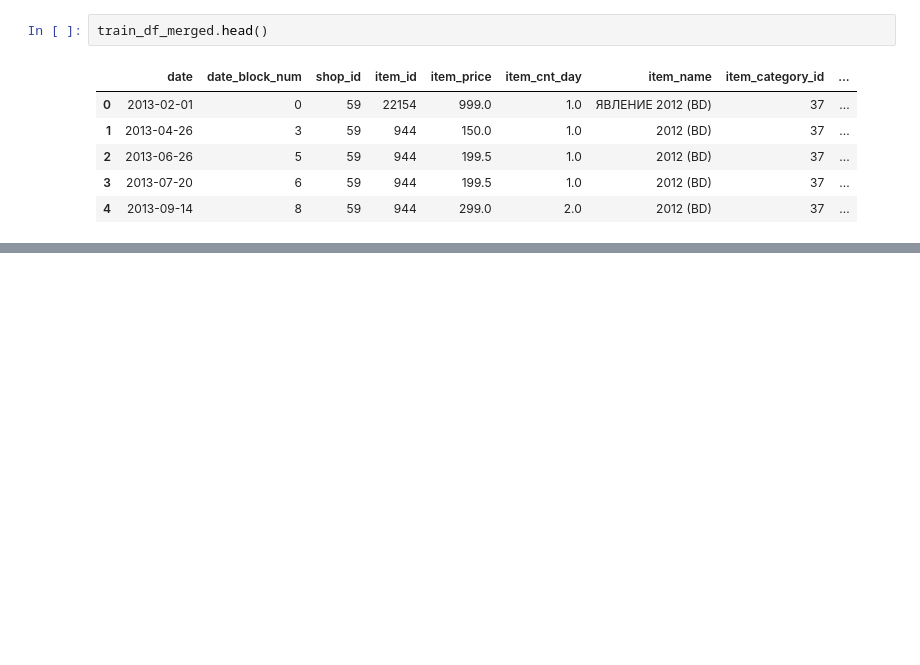
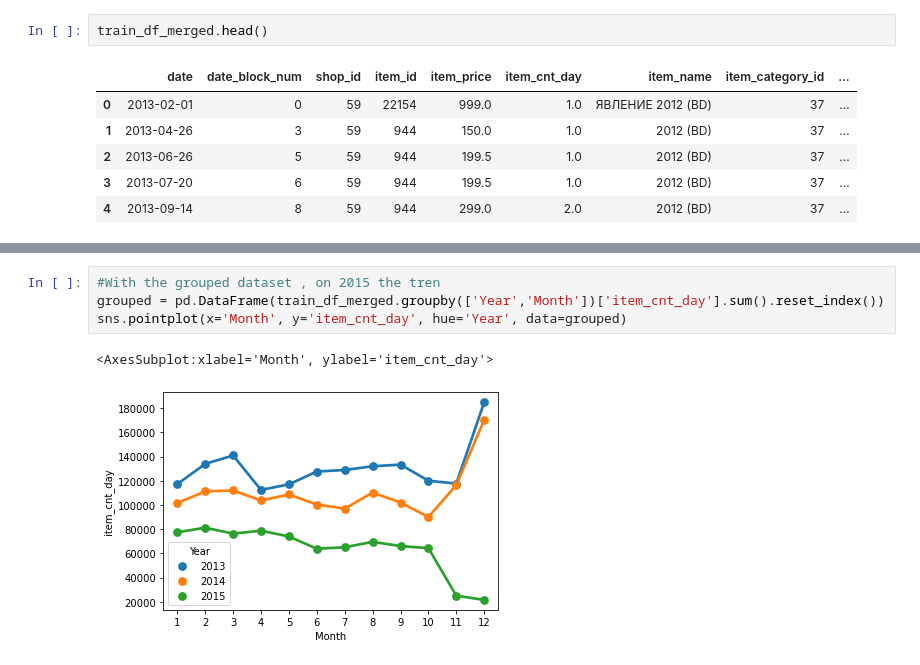
Before and after one commit to sarumaha/predict_future_sales_kaggle, a Jupyter notebook: analysis.ipynb, the cells around one changed output, grey strips where cells are left out. Saved outputs shown, nothing was run; the diff lists cells and outputs as text; blank space fills up the shorter version.

```diff
--- a/analysis.ipynb
+++ b/analysis.ipynb
@@ -209,0 +214,7 @@ train_df_merged.head()
+# %%
+#With the grouped dataset , on 2015 the tren
+grouped = pd.DataFrame(train_df_merged.groupby(['Year','Month'])['item_cnt_day'].sum().reset_index())
+sns.pointplot(x='Month', y='item_cnt_day', hue='Year', data=grouped)
+# %% [output]
+<AxesSubplot:xlabel='Month', ylabel='item_cnt_day'>
+[figure, added]
```
Also changed, not shown: parts of 7 cells of this notebook.
